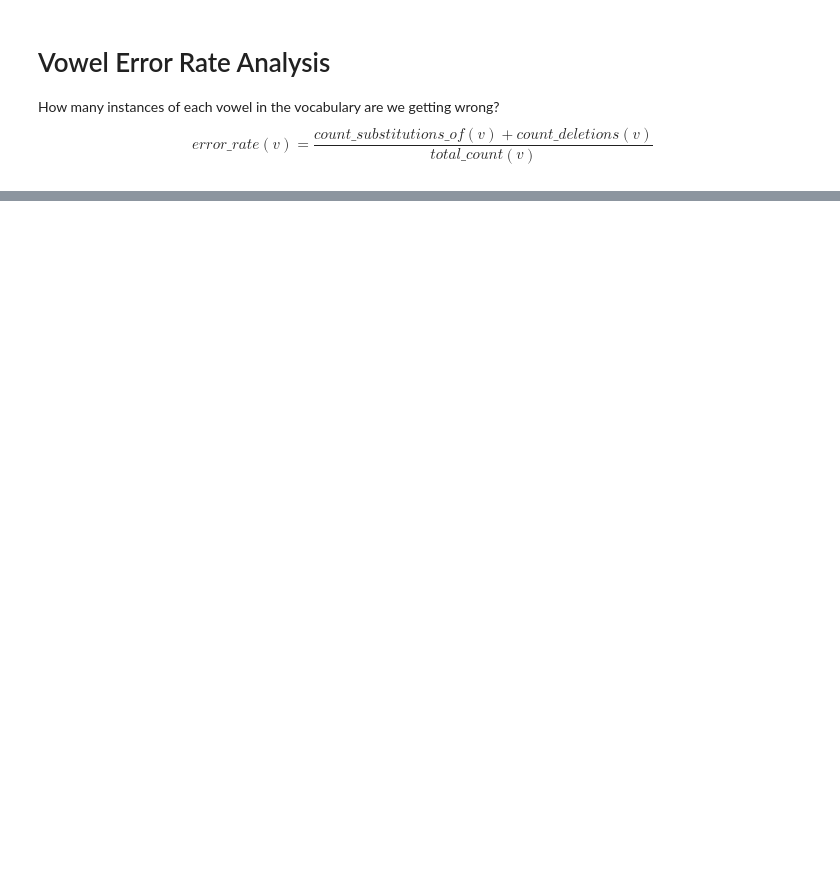
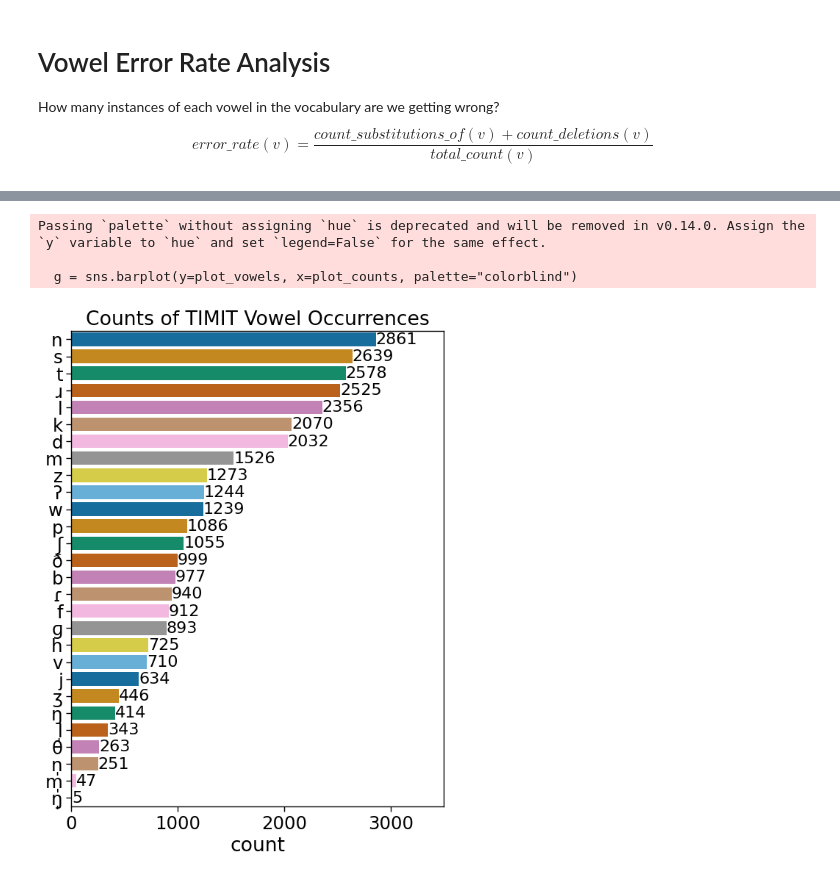
Before and after one commit to UMassCDS/wav2ipa, a Jupyter notebook: notebooks/amp_presentation/timit_evaluation_analysis_test_set_only_with_post_processing.ipynb, the cells around one changed output, grey strips where cells are left out. Saved outputs shown, nothing was run; the diff lists cells and outputs as text; code cells hidden in the pictures; blank space fills up the shorter version.

```diff
--- a/notebooks/amp_presentation/timit_evaluation_analysis_test_set_only_with_post_processing.ipynb
+++ b/notebooks/amp_presentation/timit_evaluation_analysis_test_set_only_with_post_processing.ipynb
@@ -248,0 +327,17 @@ display(ver_df)
+# %%
+# Simple bar chart of vowel counts
+plot_vowels, plot_counts = zip(*cons_counts.most_common())
+plt.figure(figsize=(6, 8))
+g = sns.barplot(y=plot_vowels, x=plot_counts, palette="colorblind")
+
+g.set_xlim(0, 3500)
+g.set_xlabel("count")
+g.set(title="Counts of TIMIT Vowel Occurrences")
+for bar in g.containers:
+    g.bar_label(bar, fontsize='small')
+plt.tight_layout()
+# %% [output]
+Passing `palette` without assigning `hue` is deprecated and will be removed in v0.14.0. Assign the `y` variable to `hue` and set `legend=False` for the same effect.
+
+  g = sns.barplot(y=plot_vowels, x=plot_counts, palette="colorblind")
+[figure, added]
```
Also changed, not shown: parts of 31 cells of this notebook, 3 other files.
